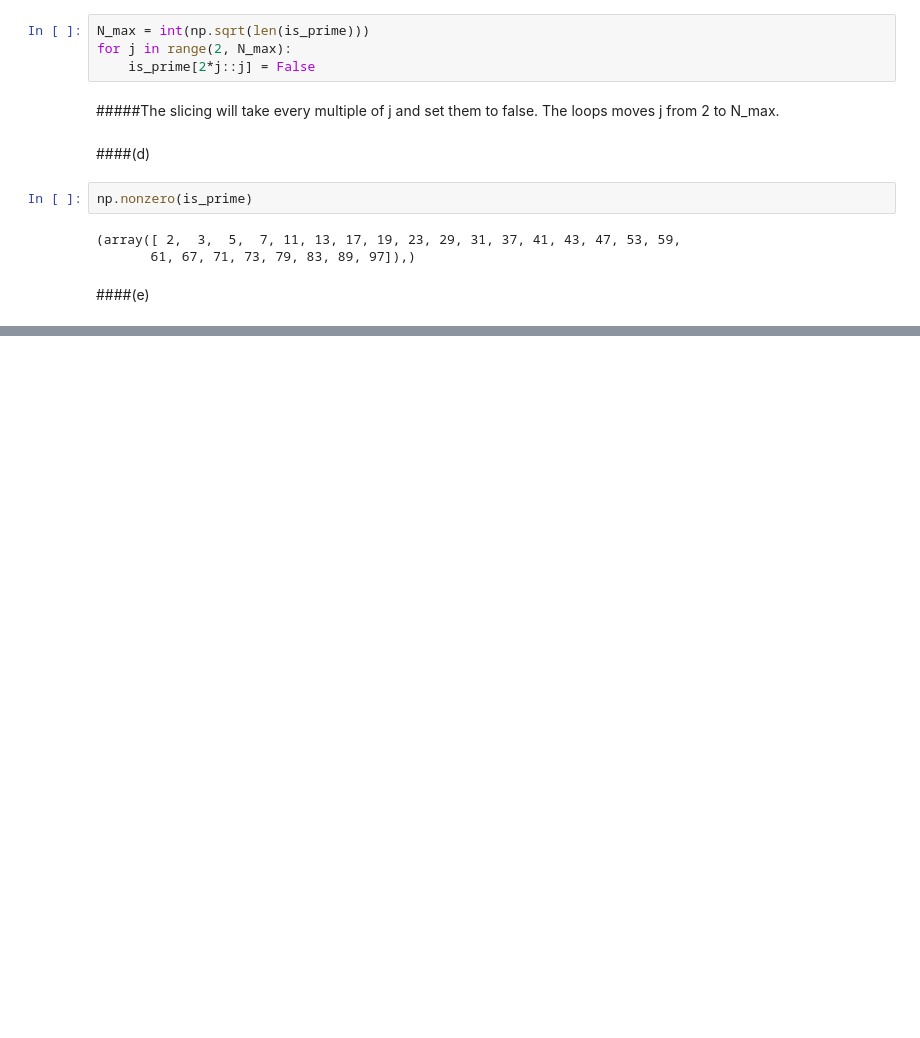
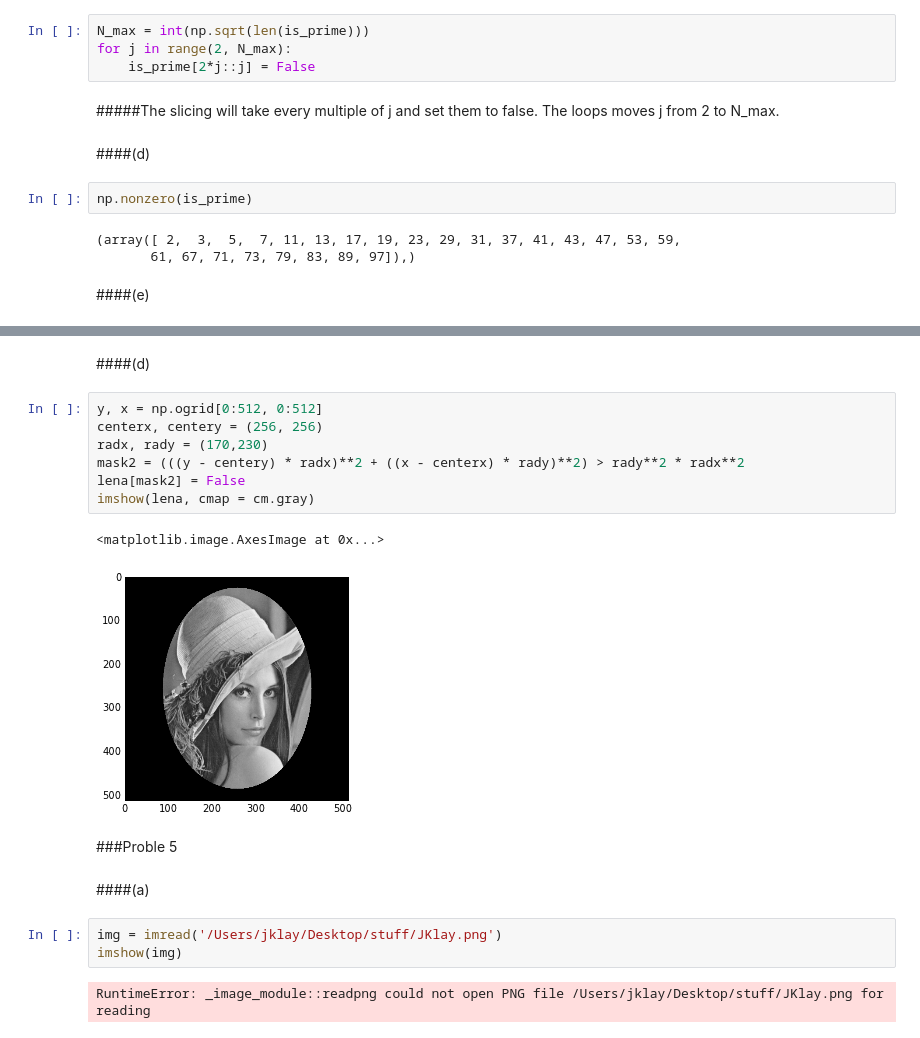
Before and after one commit to wsnyderPHYS202/PHYS202-S13, a Jupyter notebook: Week2/NumpyEx1.2.ipynb, the cells around one changed output, grey strips where cells are left out. Saved outputs shown, nothing was run; the diff lists cells and outputs as text; blank space fills up the shorter version.

```diff
--- a/Week2/NumpyEx1.2.ipynb
+++ b/Week2/NumpyEx1.2.ipynb
@@ -93,0 +144,21 @@ def eratosthenes_sieve(maximum):
+# %% [markdown]
+####(d)
+# %%
+y, x = np.ogrid[0:512, 0:512]
+centerx, centery = (256, 256)
+radx, rady = (170,230)
+mask2 = (((y - centery) * radx)**2 + ((x - centerx) * rady)**2) > rady**2 * radx**2
+lena[mask2] = False
+imshow(lena, cmap = cm.gray)
+# %% [output]
+<matplotlib.image.AxesImage at 0x...>
+[figure, added]
+# %% [markdown]
+###Proble 5
+# %% [markdown]
+####(a)
+# %%
+img = imread('/Users/jklay/Desktop/stuff/JKlay.png')
+imshow(img)
+# %% [output]
+RuntimeError: _image_module::readpng could not open PNG file /Users/jklay/Desktop/stuff/JKlay.png for reading
```
Also changed, not shown: parts of 10 cells of this notebook.
